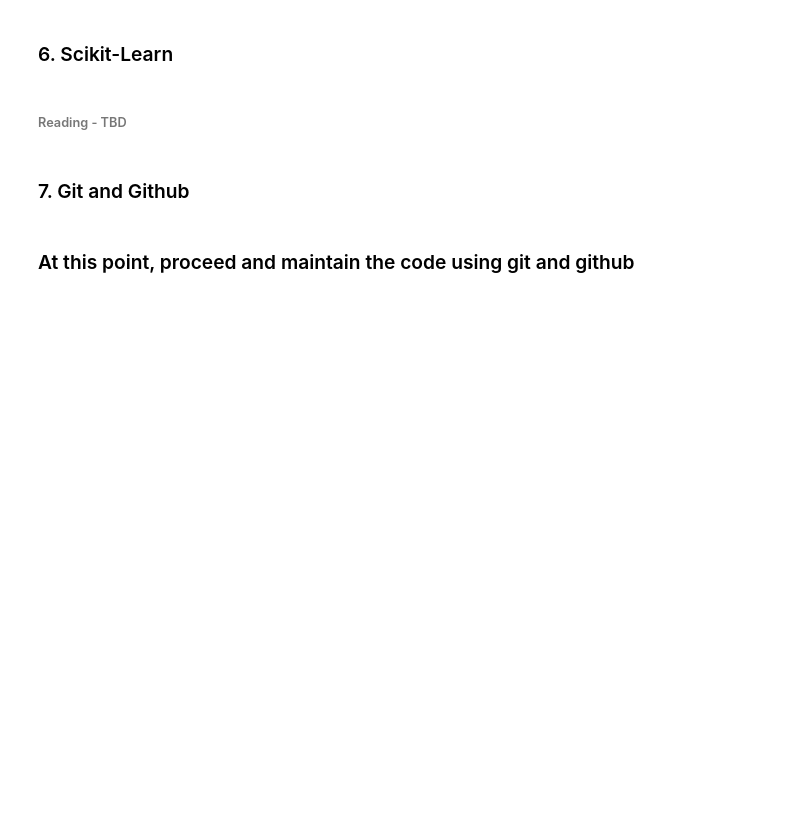
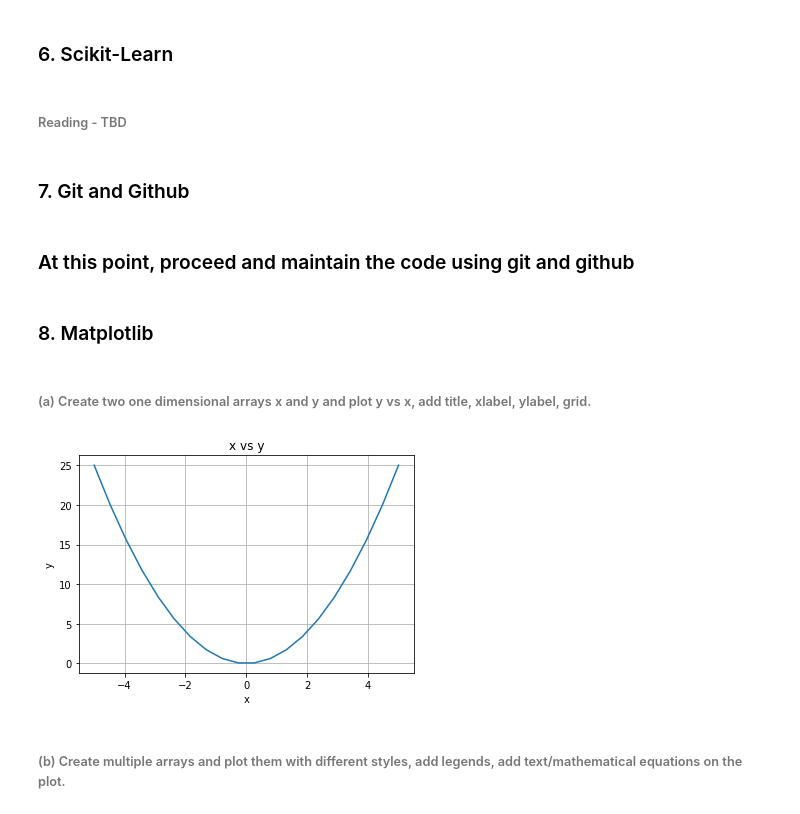
Before and after one commit to Zwang12345/DS, a Jupyter notebook: Zhong_Wang_HW0.ipynb, the cells around one changed output. Cells and saved outputs as stored; diff of their text form; code cells hidden in the pictures; blank space fills up the shorter version.

```diff
--- a/Zhong_Wang_HW0.ipynb
+++ b/Zhong_Wang_HW0.ipynb
@@ -308,0 +325,18 @@ x-axis concatenation: a with b:
+# %% [markdown]
+### 8. Matplotlib
+# %% [markdown]
+###### (a)	Create two one dimensional arrays x and y and plot y vs x, add title, xlabel, ylabel, grid.
+# %%
+x = np.linspace(-5, 5, num=20)
+y = np.array([j ** 2 for j in x])
+# %%
+
+plt.title("x vs y")
+plt.xlabel("x")
+plt.ylabel("y")
+plt.grid()
+_ = plt.plot(x, y)
+# %% [output]
+[figure, added]
+# %% [markdown]
+###### (b)	Create multiple arrays and plot them with different styles, add legends, add text/mathematical equations on the plot.
```
Also changed, not shown: parts of 31 cells of this notebook.
